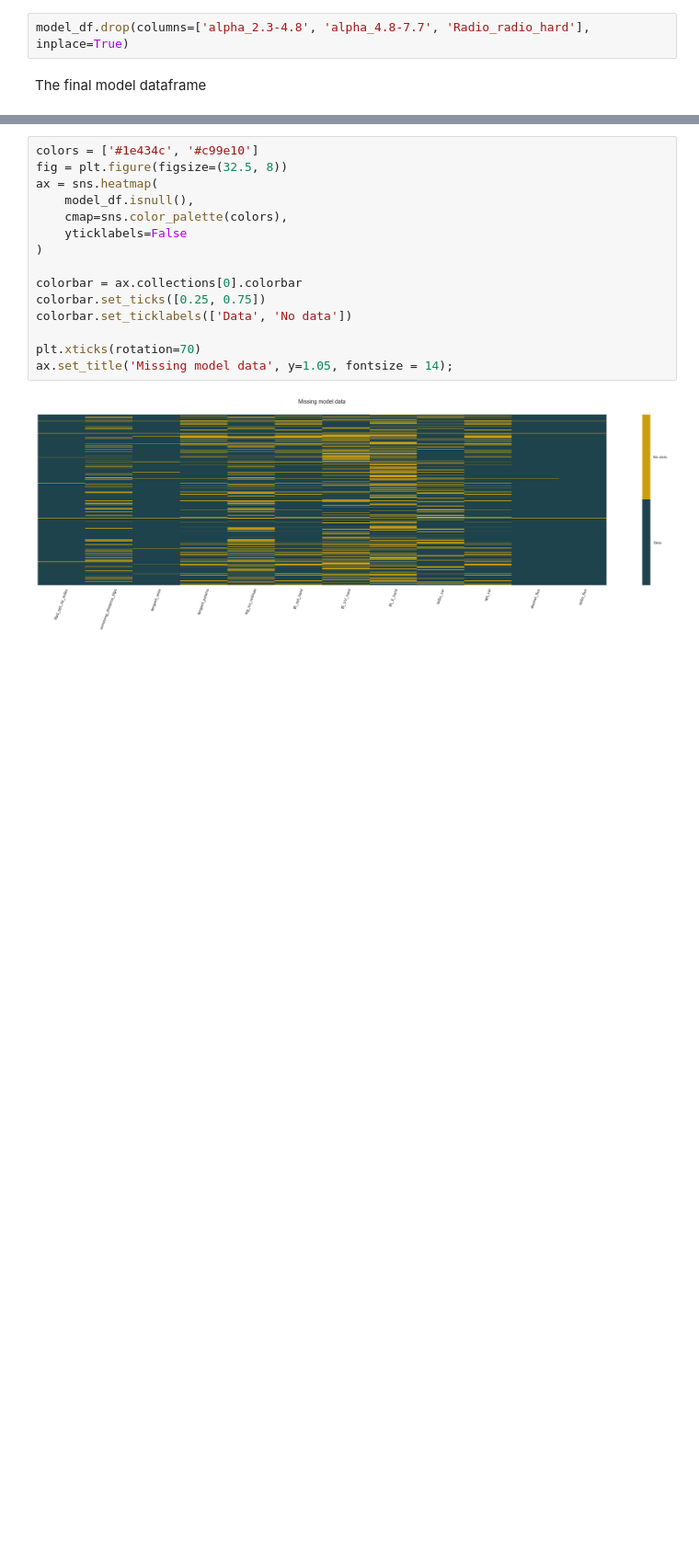
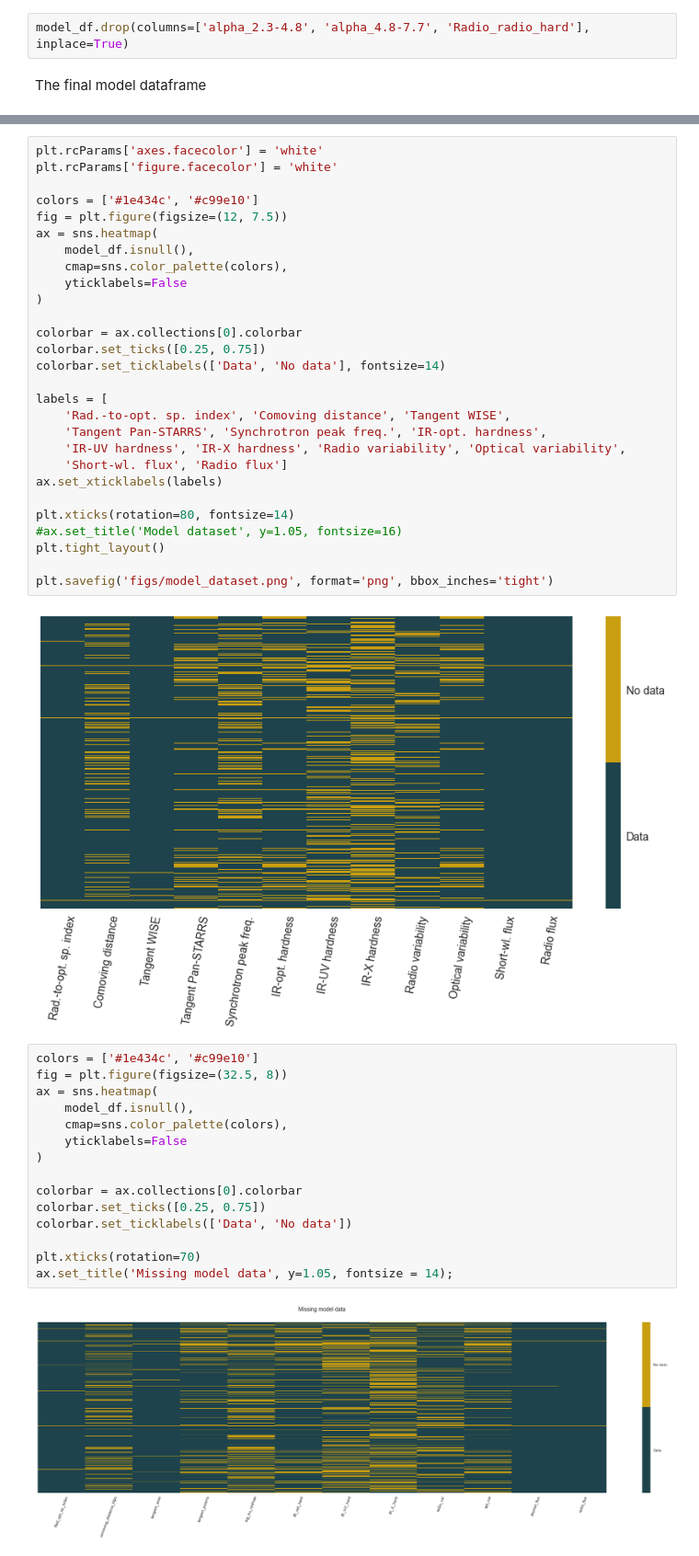
Before and after one commit to DKudryavtsev/BZCAT-Clustering, a Jupyter notebook: main_model.ipynb, the cells around one changed output, grey strips where cells are left out. Shown at 92% size. Saved outputs shown, nothing was run; the diff lists cells and outputs as text; blank space fills up the shorter version.

Commit message:
Paper figures added

```diff
--- a/main_model.ipynb
+++ b/main_model.ipynb
@@ -544,3 +550,33 @@ The final model dataframe
+# %%
+plt.rcParams['axes.facecolor'] = 'white'
+plt.rcParams['figure.facecolor'] = 'white'
+
+colors = ['#1e434c', '#c99e10']
+fig = plt.figure(figsize=(12, 7.5))
+ax = sns.heatmap(
+    model_df.isnull(),
+    cmap=sns.color_palette(colors),
+    yticklabels=False
+)
+
+colorbar = ax.collections[0].colorbar
+colorbar.set_ticks([0.25, 0.75])
+colorbar.set_ticklabels(['Data', 'No data'], fontsize=14)
+
+labels = [
+    'Rad.-to-opt. sp. index', 'Comoving distance', 'Tangent WISE',
+    'Tangent Pan-STARRS', 'Synchrotron peak freq.', 'IR-opt. hardness',
+    'IR-UV hardness', 'IR-X hardness', 'Radio variability', 'Optical variability',
+    'Short-wl. flux', 'Radio flux']
+ax.set_xticklabels(labels)
+
+plt.xticks(rotation=80, fontsize=14)
+#ax.set_title('Model dataset', y=1.05, fontsize=16)
+plt.tight_layout()
+
+plt.savefig('figs/model_dataset.png', format='png', bbox_inches='tight')
+# %% [output]
+[figure, added]
 # %%
 colors = ['#1e434c', '#c99e10']
 fig = plt.figure(figsize=(32.5, 8))
```
Also changed, not shown: parts of 4 cells of this notebook, 2 other files.
